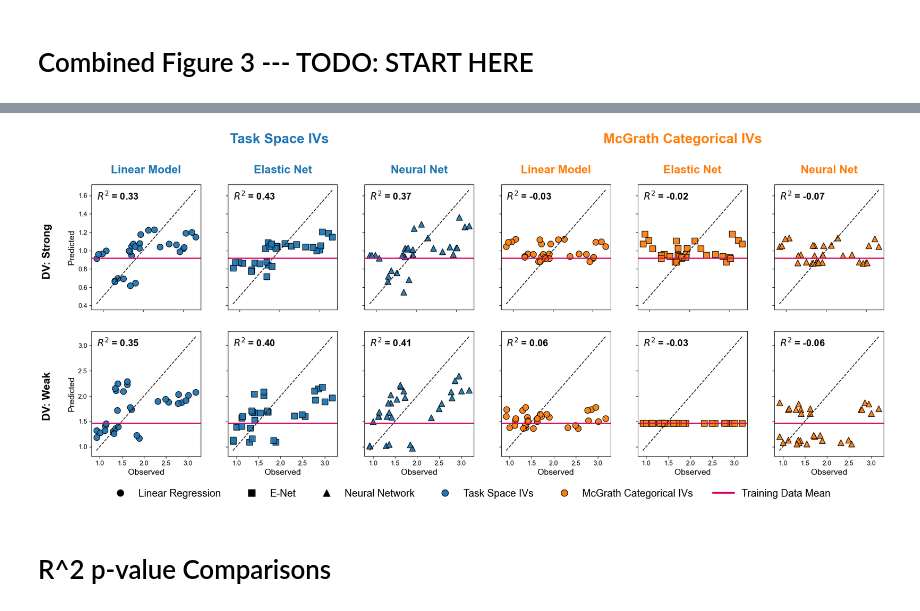
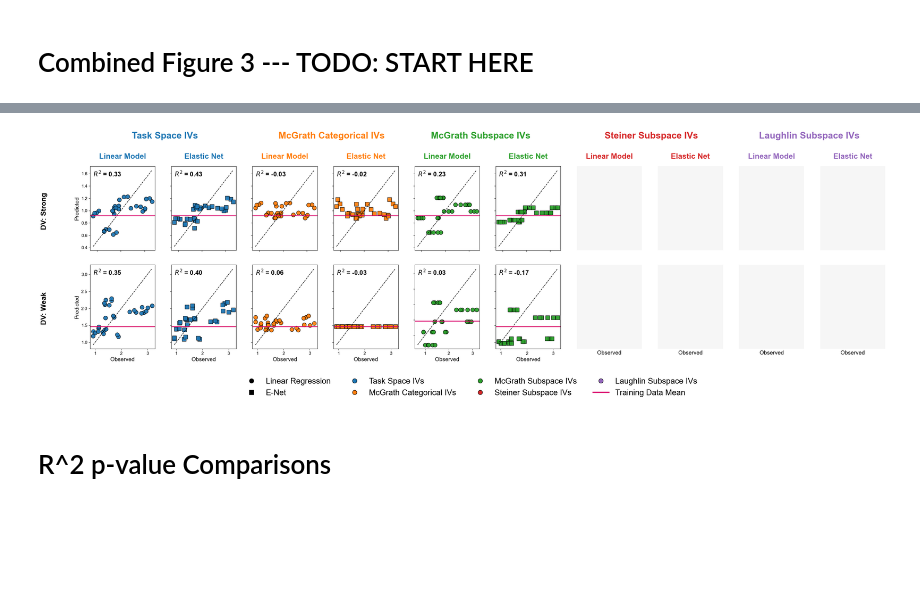
Before and after one commit to alicexcai/ontology-groupprediction, a Jupyter notebook: scripts/models.ipynb, the cells around one changed output, grey strips where cells are left out. Saved outputs shown, nothing was run; the diff lists cells and outputs as text; code cells hidden in the pictures; blank space fills up the shorter version.

Commit message:
add baselines for many subspaces

```diff
--- a/scripts/models.ipynb
+++ b/scripts/models.ipynb
@@ -429,6 +424,12 @@ for wave in TRAIN_TEST_DATA.keys():
 					ivs = basic_IVs
 				elif model_type == "McGrath Categorical":
 					ivs = categorical_IVs
+				elif model_type == "McGrath Subspace":
+					ivs = mcgrath_continuous
+				elif model_type == "Steiner Subspace":
+					ivs = steiner_continuous
+				elif model_type == "Laughlin Subspace":
+					ivs = laughlin_continuous
 				else:
 					raise ValueError("Unknown model type: {}".format(model_type))
 
@@ -507,6 +508,12 @@ for wave in tqdm(TRAIN_TEST_DATA.keys(), desc="Waves"):
 					ivs = basic_IVs
 				elif model_type == "McGrath Categorical":
 					ivs = categorical_IVs
+				elif model_type == "McGrath Subspace":
+					ivs = mcgrath_continuous
+				elif model_type == "Steiner Subspace":
+					ivs = steiner_continuous
+				elif model_type == "Laughlin Subspace":
+					ivs = laughlin_continuous
 				else:
 					raise ValueError("Unknown model type: {}".format(model_type))
 
@@ -767,6 +800,8 @@ wave_pretty = {
     "Wave 2": "15"
 }
 df_plot["Wave_Label"] = df_plot["Wave"].map(wave_pretty)
+# remove NN for now
+df_plot = df_plot[df_plot["Model"] != "NN"]
 
 # For ordering on x-axis
 cat_order = [
@@ -778,14 +813,18 @@ cat_order = [
 # Hue color logic
 base_palette = {
     "Task Space": "#1f77b4",   # blue family
-    "McGrath Categorical": "#ff7f0e"  # orange family
+    "McGrath Categorical": "#ff7f0e",  # orange family
+    "McGrath Subspace": "#2ca02c",  # green family
+    "Steiner Subspace": "#d62728",  # red family
+    "Laughlin Subspace": "#9467bd"  # purple family
 }
 # %%
 # Add slightly more contrast to the shading for model types
 shade_dict = {
-    "OLS": 1.35,   # lighter
+    "OLS": 1.55,   # lighter
     "E-Net": 1.00, # medium
-    "NN": 0.55     # darker
+    # NOTE: commenting out NN for now because it takes too long to train
+    # "NN": 0.55     # darker
 }
 def get_color(iv, model):
     from matplotlib.colors import to_rgb
@@ -812,7 +851,7 @@ g = sns.relplot(
     kind="line", marker="o", markersize=12,
     height=5, aspect=1.2,
     col_order=["strong", "weak"],
-    hue_order=[f"{iv}-{model}" for iv in ["Task Space", "McGrath Categorical"] for model in ["OLS", "E-Net", "NN"]],
+    hue_order=[f"{iv}-{model}" for iv in ["Task Space", "McGrath Categorical", "McGrath Subspace", "Steiner Subspace", "Laughlin Subspace"] for model in ["OLS", "E-Net"]],# "NN"]],
     palette=color_dict,
     facet_kws={'sharey': False, 'sharex': True}
 )
@@ -955,5 +1035,6 @@ plot_group_advantage_pred_vs_obs_strong_weak(MODELS,
                                  TRAIN_TEST_DATA,
                                  basic_IVs,
                                  categorical_IVs,
+                                 mcgrath_continuous,
                                  custom_r2)
 # %% [output]
@@ -964,4 +1041,4 @@ plot_group_advantage_pred_vs_obs_strong_weak(MODELS,
-[figure, old version]
+[figure, new version]
 # %%
 # def plot_multiple_models(MODELS, wave_data, basic_IVs):
 # 	# Style setup
```
Also changed, not shown: parts of 8 cells of this notebook, 2 other files.
